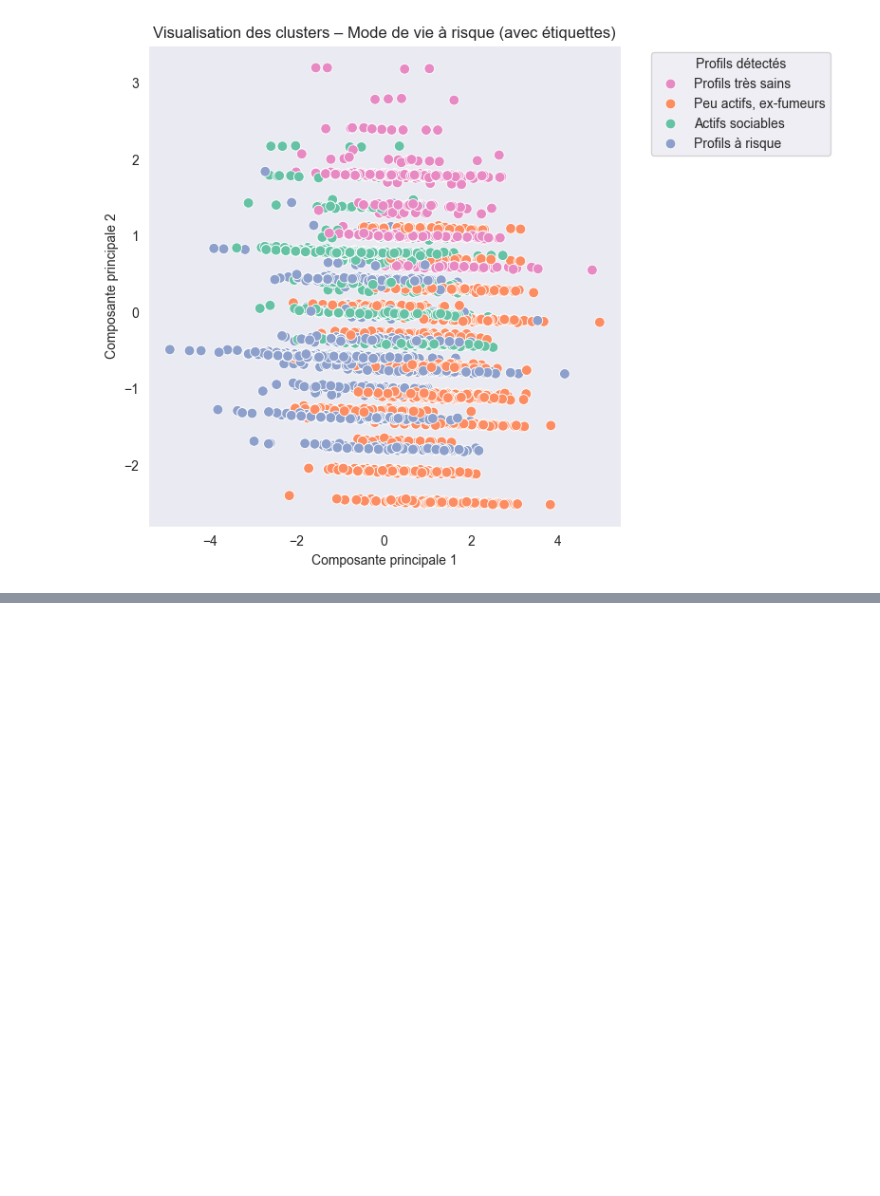
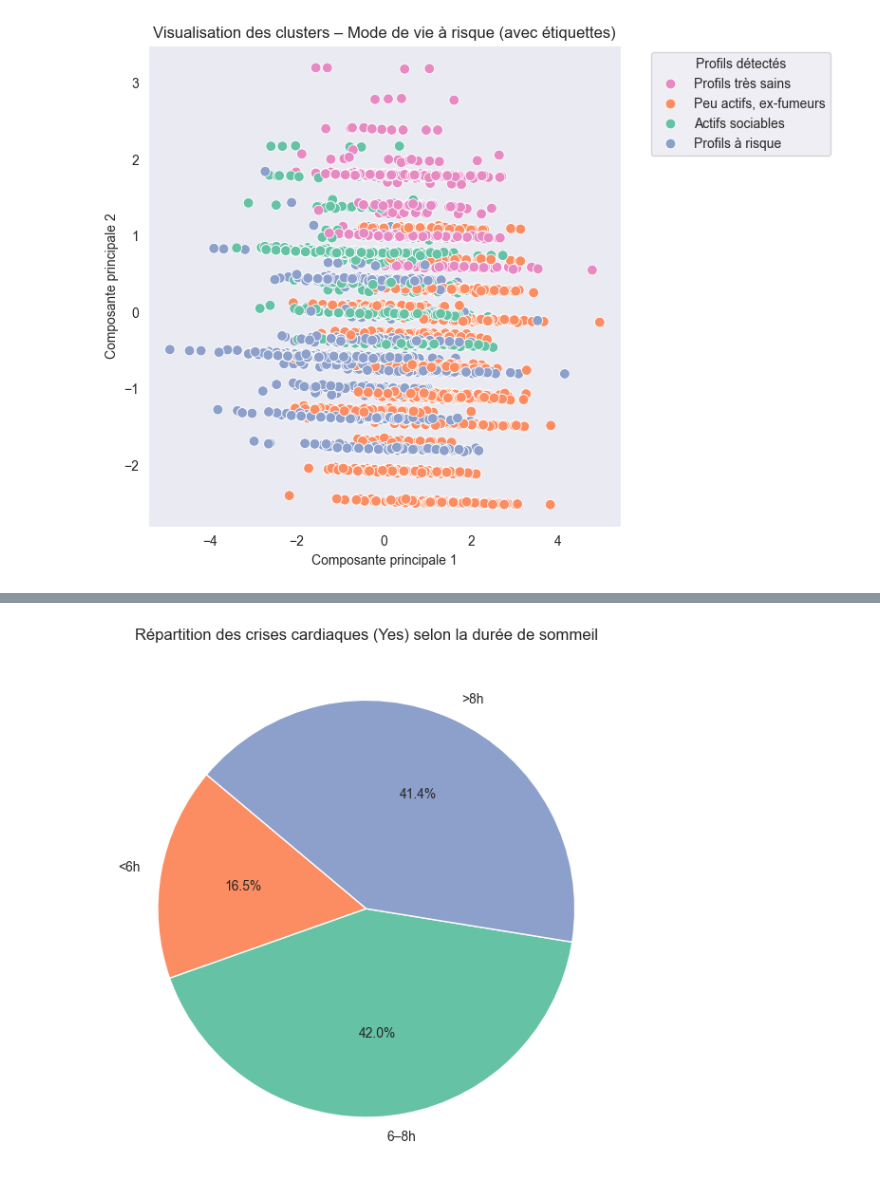
Before and after one commit to Leonciol/Reporting_restitution_grp4, a Jupyter notebook: main.ipynb, the cells around one changed output, grey strips where cells are left out. Cells and saved outputs as stored; diff of their text form; code cells hidden in the pictures; blank space fills up the shorter version.

```diff
--- a/main.ipynb
+++ b/main.ipynb
@@ -510,0 +676,26 @@ Passing `palette` without assigning `hue` is deprecated and will be removed in v
+# %%
+bins = [0, 6, 8, 24]
+labels = ["<6h", "6–8h", ">8h"]
+df["SleepCategory"] = pd.cut(
+    df["SleepHours"], bins=bins, labels=labels, right=False )
+
+sleep_heart_yes = (
+    df[df["HadHeartAttack"]=="Yes"]
+    .groupby("SleepCategory",observed=True)
+    .size()
+    .reindex(labels, fill_value=0))
+
+plt.figure(figsize=(6,6))
+plt.pie(
+    sleep_heart_yes,
+    labels=sleep_heart_yes.index,
+    autopct="%1.1f%%",
+    startangle=140,
+    colors=["#fc8d62", "#66c2a5", "#8da0cb"],
+
+)
+plt.title("Répartition des crises cardiaques (Yes) selon la durée de sommeil")
+plt.tight_layout()
+plt.show()
+# %% [output]
+[figure, added]
```
Also changed, not shown: parts of 19 cells of this notebook.
